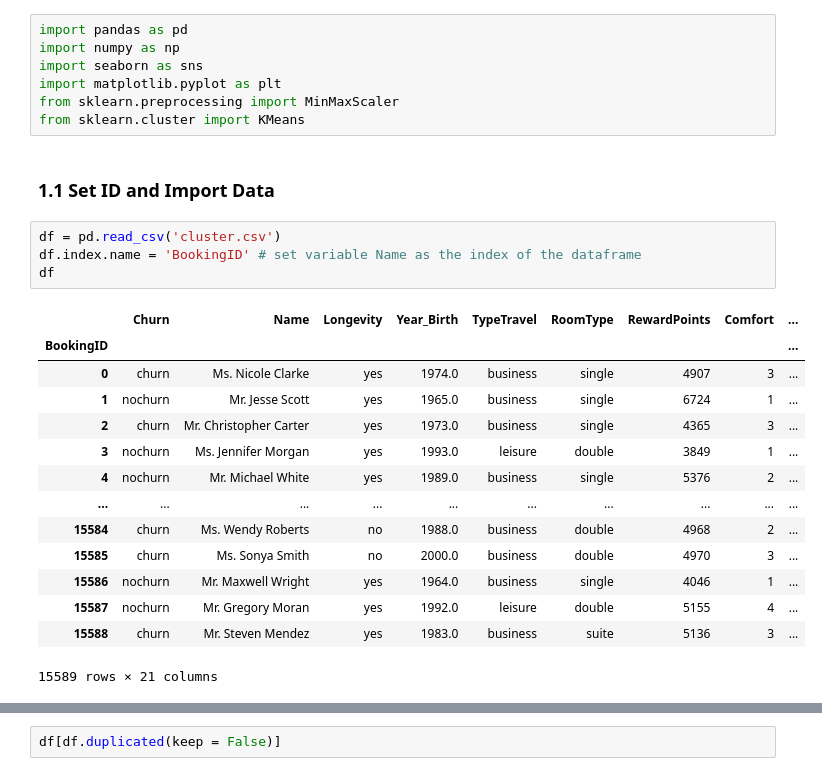
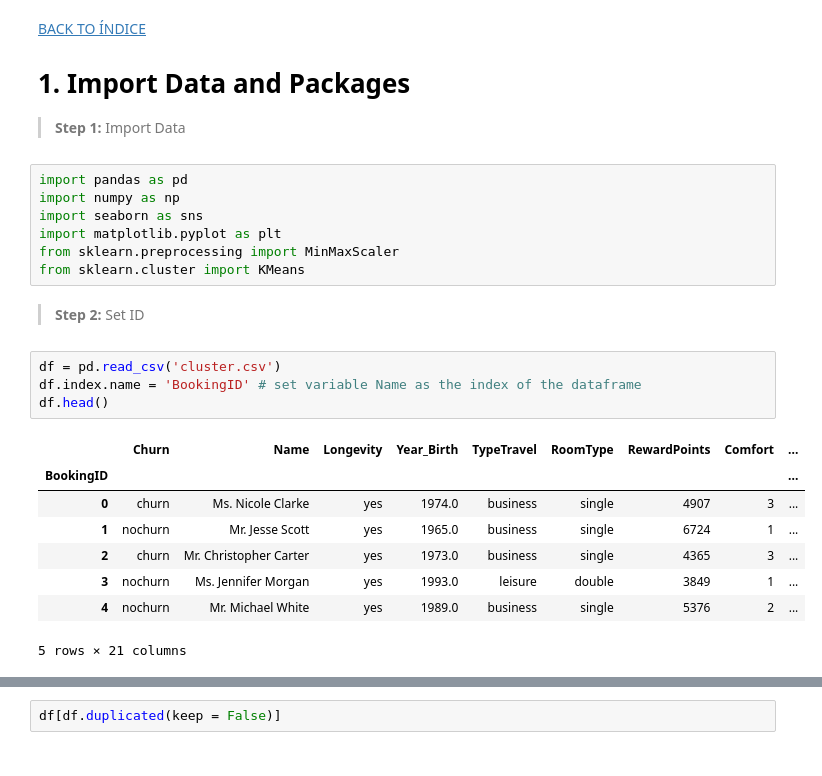
Before and after one commit to jorgecompleto/BookMe_Clustering, a Jupyter notebook: 202122_Cluster_Group15_Notebook.ipynb, the cells around one changed output, grey strips where cells are left out. Drawn from its saved outputs; the diff is of its cells as text.

```diff
--- a/202122_Cluster_Group15_Notebook.ipynb
+++ b/202122_Cluster_Group15_Notebook.ipynb
@@ -8,3 +38,9 @@
+# %% [markdown]
+[BACK TO ÍNDICE](#indi)
+
+<a id='import'></a>
+# 1. Import Data and Packages
+> __Step 1:__ Import Data
 # %%
 import pandas as pd
 import numpy as np
@@ -12,24 +48,18 @@ import seaborn as sns
 import matplotlib.pyplot as plt
 from sklearn.preprocessing import MinMaxScaler
 from sklearn.cluster import KMeans
-# %% [markdown]
-### 1.1 Set ID and Import Data
+# %% [markdown]
+> __Step 2:__ Set ID
 # %%
 df = pd.read_csv('cluster.csv')
 df.index.name = 'BookingID' # set variable Name as the index of the dataframe
-df
+df.head()
 # %% [output]
 |  | Churn | Name | Longevity | Year_Birth | TypeTravel | RoomType | RewardPoints | Comfort | ... |
 | BookingID |  |  |  |  |  |  |  |  | ... |
 | 0 | churn | Ms. Nicole Clarke | yes | 1974.0 | business | single | 4907 | 3 | ... |
 | 1 | nochurn | Mr. Jesse Scott | yes | 1965.0 | business | single | 6724 | 1 | ... |
 | 2 | churn | Mr. Christopher Carter | yes | 1973.0 | business | single | 4365 | 3 | ... |
 | 3 | nochurn | Ms. Jennifer Morgan | yes | 1993.0 | leisure | double | 3849 | 1 | ... |
 | 4 | nochurn | Mr. Michael White | yes | 1989.0 | business | single | 5376 | 2 | ... |
-| ... | ... | ... | ... | ... | ... | ... | ... | ... | ... |
-| 15584 | churn | Ms. Wendy Roberts | no | 1988.0 | business | double | 4968 | 2 | ... |
-| 15585 | churn | Ms. Sonya Smith | no | 2000.0 | business | double | 4970 | 3 | ... |
-| 15586 | nochurn | Mr. Maxwell Wright | yes | 1964.0 | business | single | 4046 | 1 | ... |
-| 15587 | nochurn | Mr. Gregory Moran | yes | 1992.0 | leisure | double | 5155 | 4 | ... |
-| 15588 | churn | Mr. Steven Mendez | yes | 1983.0 | business | suite | 5136 | 3 | ... |
-15589 rows × 21 columns
+5 rows × 21 columns
```
Also changed, not shown: parts of 221 cells of this notebook.
